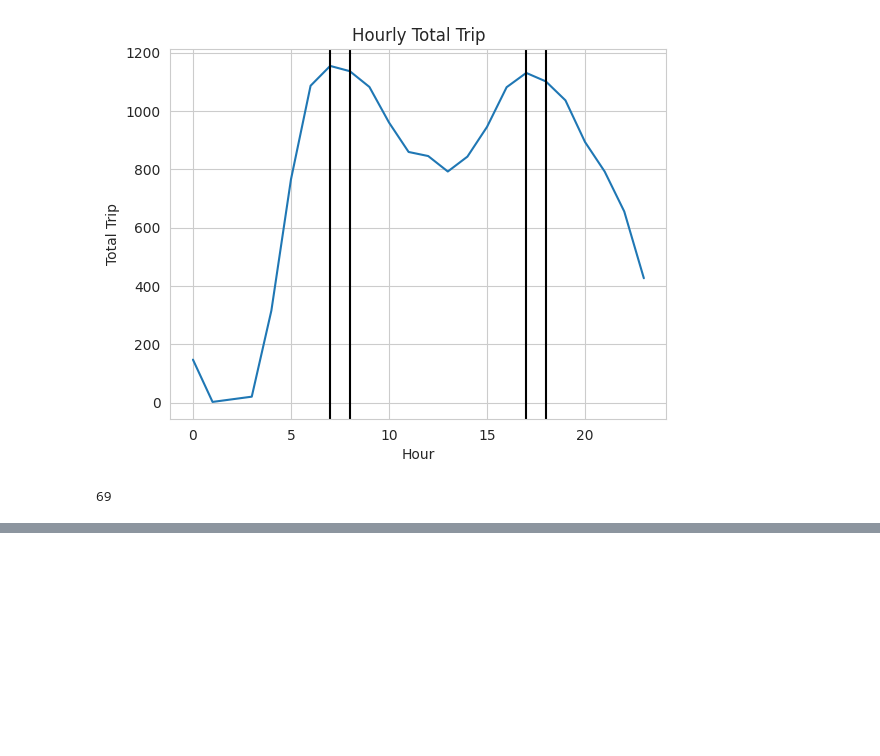
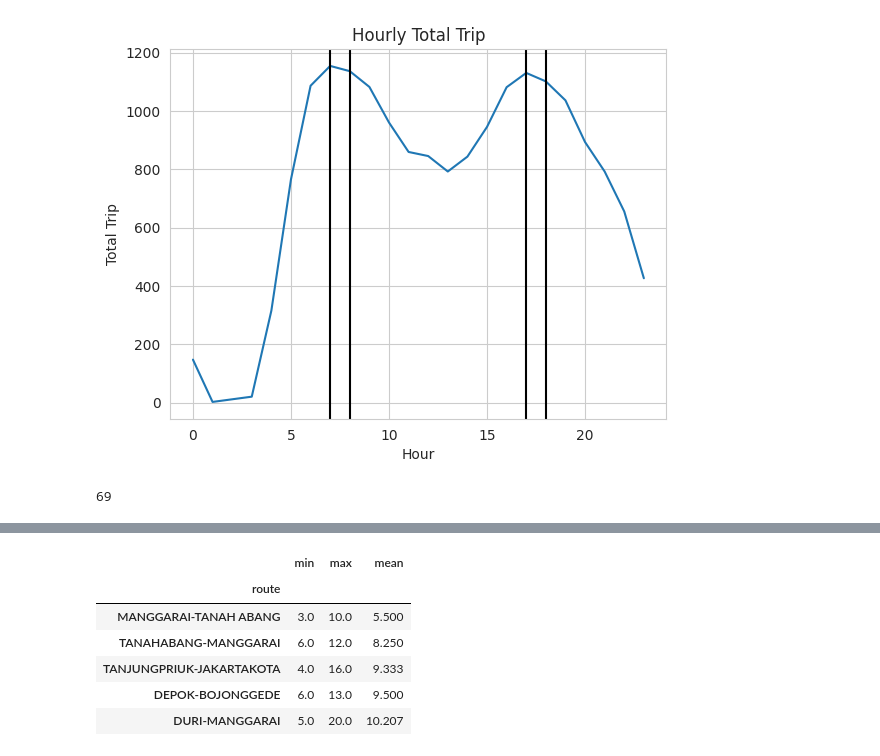
Before and after one commit to Kelnit/Year, a Jupyter notebook: Year.ipynb, the cells around one changed output, grey strips where cells are left out. Saved outputs shown, nothing was run; the diff lists cells and outputs as text; code cells hidden in the pictures; blank space fills up the shorter version.

```diff
--- a/Year.ipynb
+++ b/Year.ipynb
@@ -177,0 +209,12 @@ total_asal
+# %%
+triroute = origin.groupby(["route"])["time"].agg(["min", "max", "mean"]).round(3)
+
+triroute.sort_values("mean").iloc[:5]
+# %% [output]
+|  | min | max | mean |
+| route |  |  |  |
+| MANGGARAI-TANAH ABANG | 3.0 | 10.0 | 5.500 |
+| TANAHABANG-MANGGARAI | 6.0 | 12.0 | 8.250 |
+| TANJUNGPRIUK-JAKARTAKOTA | 4.0 | 16.0 | 9.333 |
+| DEPOK-BOJONGGEDE | 6.0 | 13.0 | 9.500 |
+| DURI-MANGGARAI | 5.0 | 20.0 | 10.207 |
```
Also changed, not shown: parts of 8 cells of this notebook.
